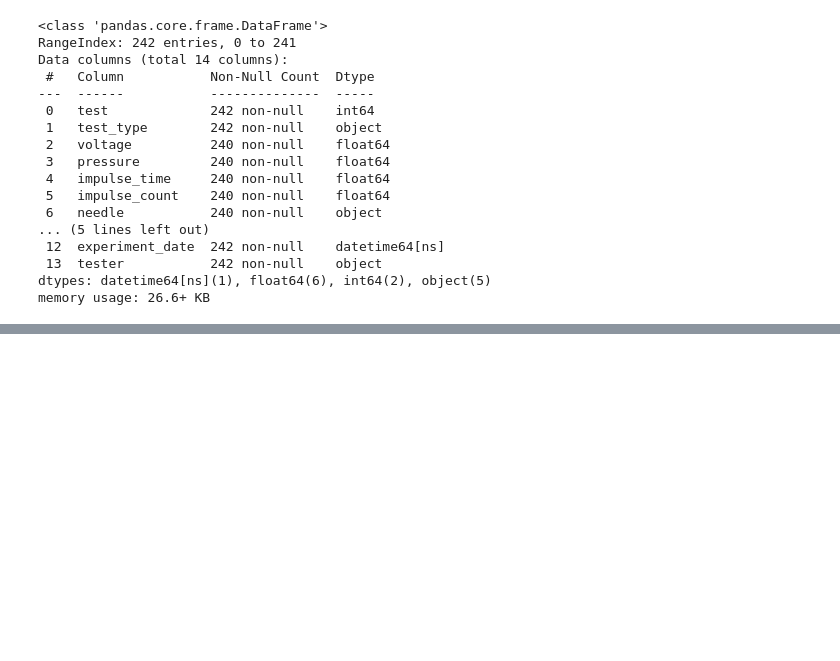
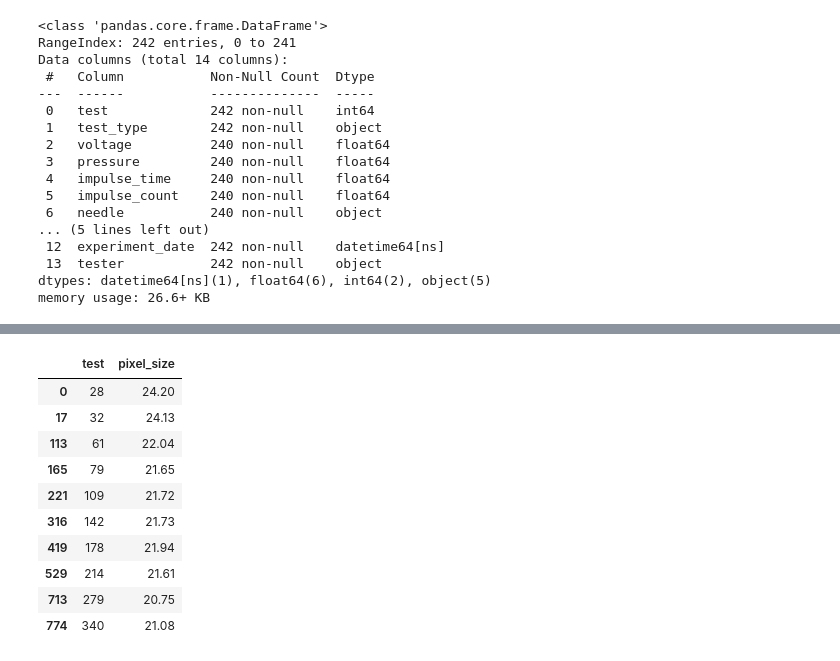
Before and after one commit to mvulf/ICELOAD_Experiment, a Jupyter notebook: dropletsGenerating/dataframeAnalyzing/Protocol_retriever.ipynb, the cells around one changed output, grey strips where cells are left out. Saved outputs shown, nothing was run; the diff lists cells and outputs as text; code cells hidden in the pictures; blank space fills up the shorter version.

```diff
--- a/dropletsGenerating/dataframeAnalyzing/Protocol_retriever.ipynb
+++ b/dropletsGenerating/dataframeAnalyzing/Protocol_retriever.ipynb
@@ -180,0 +181,16 @@ memory usage: 209.0+ KB
+# %%
+# get pixel_sizes
+calibr_values = main_df[(main_df['test_type']=='calibrat')][['test','pixel_size']]
+display(calibr_values)
+# %% [output]
+|  | test | pixel_size |
+| 0 | 28 | 24.20 |
+| 17 | 32 | 24.13 |
+| 113 | 61 | 22.04 |
+| 165 | 79 | 21.65 |
+| 221 | 109 | 21.72 |
+| 316 | 142 | 21.73 |
+| 419 | 178 | 21.94 |
+| 529 | 214 | 21.61 |
+| 713 | 279 | 20.75 |
+| 774 | 340 | 21.08 |
```
Also changed, not shown: parts of 5 cells of this notebook, 8 other files.
